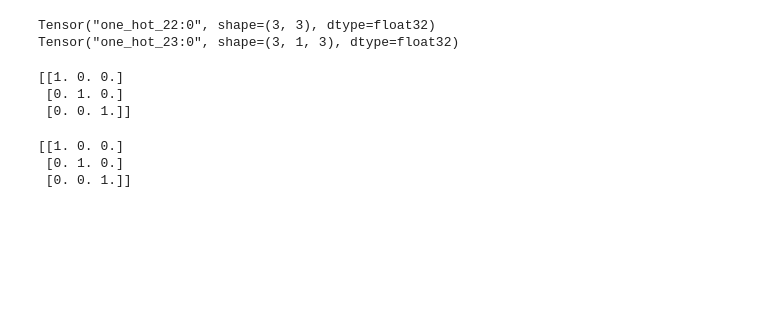
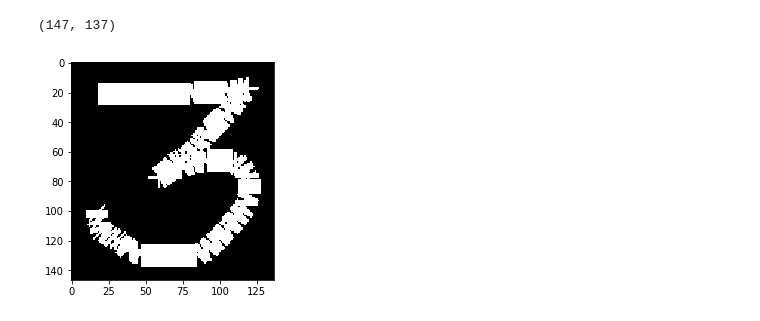
Before and after one commit to fhdbbk/character_recognizer, a Jupyter notebook: Untitled.ipynb, the cells around one changed output. Drawn from its saved outputs; the diff is of its cells as text; code cells hidden in the pictures; blank space fills up the shorter version.

```diff
--- a/Untitled.ipynb
+++ b/Untitled.ipynb
@@ -7,26 +7,12 @@ b = [[0], [1], [2]]
-# %%
-a_ = tf.one_hot(a, 3)
-b_ = tf.one_hot(b, 3, axis=-1)
-print(a_)
-print(b_)
-# %% [output]
-Tensor("one_hot_22:0", shape=(3, 3), dtype=float32)
-Tensor("one_hot_23:0", shape=(3, 1, 3), dtype=float32)
-# %%
-with tf.Session() as sess:
-    val_a = sess.run(b_)
-    print(val_a.squeeze())
-# %% [output]
-[[1. 0. 0.]
- [0. 1. 0.]
- [0. 0. 1.]]
-# %%
-from sklearn import preprocessing
-enc = preprocessing.OneHotEncoder()
-enc.fit(b)
-b_new = enc.transform(b).toarray().T
-print(b_new)
-# %% [output]
-[[1. 0. 0.]
- [0. 1. 0.]
- [0. 0. 1.]]
+# %%
+image_path = 'temp/img2.png'
+# %%
+img1 = cv2.cvtColor(cv2.imread(image_path), cv2.COLOR_BGR2GRAY)
+print(img1.shape)
+# %% [output]
+(147, 137)
+# %%
+plt.imshow(img1, cmap='gray')
+plt.show()
+# %% [output]
+[figure, added]
```
Also changed, not shown: parts of 8 cells of this notebook, 14 other files.
